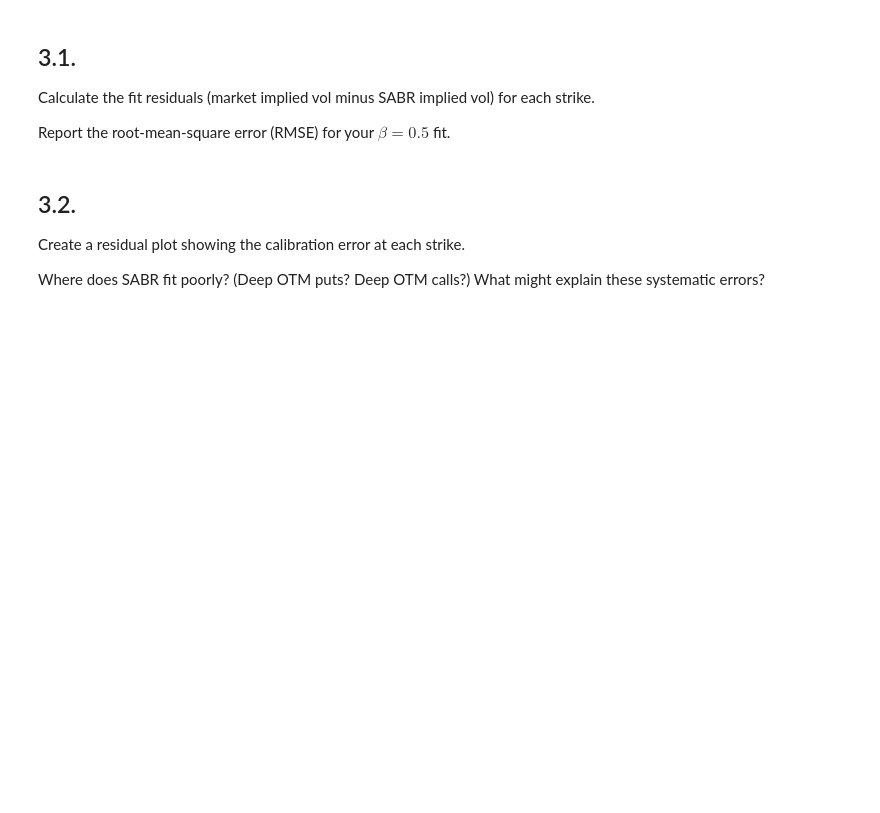
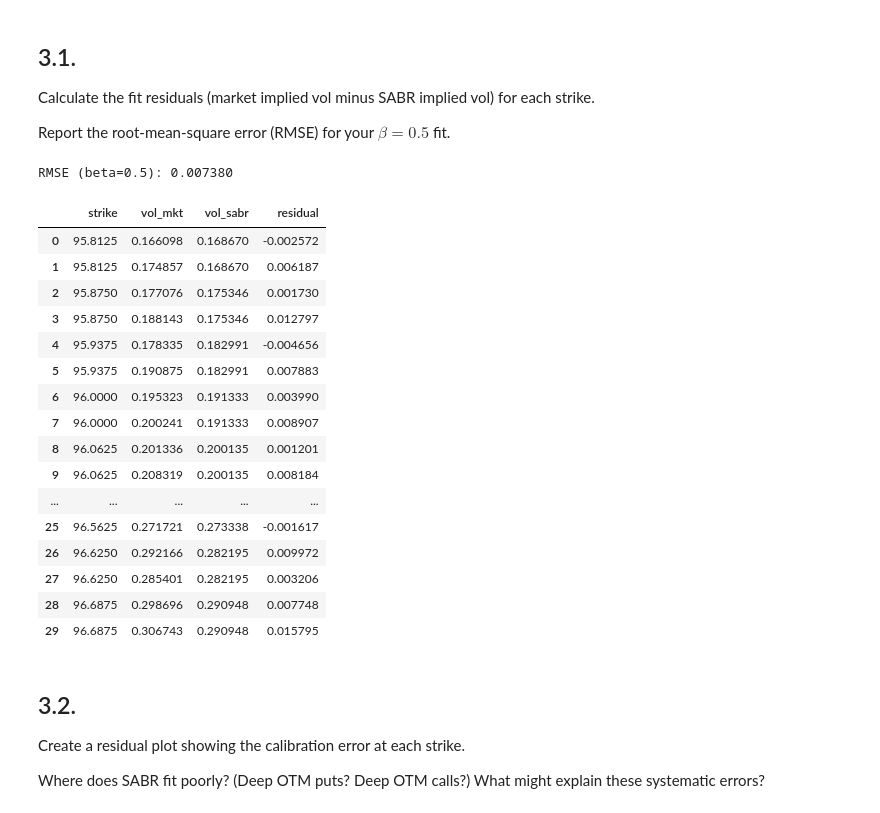
Before and after one commit to reecevdw/FINM-375-GROUP-B, a Jupyter notebook: hw3/E.8.1.%20SABR%20Calibration%20and%20Hedging.ipynb, the cells around one changed output. Saved outputs shown, nothing was run; the diff lists cells and outputs as text; code cells hidden in the pictures; blank space fills up the shorter version.

```diff
--- a/hw3/E.8.1.%20SABR%20Calibration%20and%20Hedging.ipynb
+++ b/hw3/E.8.1.%20SABR%20Calibration%20and%20Hedging.ipynb
@@ -344,6 +355,52 @@ Overall, $\nu$ is the primary SABR parameter controlling smile curvature and win
 Calculate the fit residuals (market implied vol minus SABR implied vol) for each strike.
 
 Report the root-mean-square error (RMSE) for your $\beta=0.5$ fit.
+# %%
+# 3.1 — Fit residuals + RMSE for the beta=0.5 SABR calibration
+
+beta = 0.5
+alpha = results[beta]["alpha"]
+nu    = results[beta]["nu"]
+rho   = results[beta]["rho"]
+
+# SABR-implied vols at the market strikes
+vol_sabr = vs.sabr(beta, nu, rho, alpha, F, K, T)
+
+# residuals: market - model
+residuals = vol - vol_sabr
+
+# RMSE
+rmse = np.sqrt(np.mean(residuals**2))
+print(f"RMSE (beta={beta}): {rmse:.6f}")
+
+# optional: a tidy table you can inspect / reuse later
+diagnostics_31 = pd.DataFrame({
+    "strike": K.values,
+    "vol_mkt": vol.values,
+    "vol_sabr": np.asarray(vol_sabr),
+    "residual": np.asarray(residuals),
+}).sort_values("strike").reset_index(drop=True)
+
+diagnostics_31
+# %% [output]
+RMSE (beta=0.5): 0.007380
+|  | strike | vol_mkt | vol_sabr | residual |
+| 0 | 95.8125 | 0.166098 | 0.168670 | -0.002572 |
+| 1 | 95.8125 | 0.174857 | 0.168670 | 0.006187 |
+| 2 | 95.8750 | 0.177076 | 0.175346 | 0.001730 |
+| 3 | 95.8750 | 0.188143 | 0.175346 | 0.012797 |
+| 4 | 95.9375 | 0.178335 | 0.182991 | -0.004656 |
+| 5 | 95.9375 | 0.190875 | 0.182991 | 0.007883 |
+| 6 | 96.0000 | 0.195323 | 0.191333 | 0.003990 |
+| 7 | 96.0000 | 0.200241 | 0.191333 | 0.008907 |
+| 8 | 96.0625 | 0.201336 | 0.200135 | 0.001201 |
+| 9 | 96.0625 | 0.208319 | 0.200135 | 0.008184 |
+| ... | ... | ... | ... | ... |
+| 25 | 96.5625 | 0.271721 | 0.273338 | -0.001617 |
+| 26 | 96.6250 | 0.292166 | 0.282195 | 0.009972 |
+| 27 | 96.6250 | 0.285401 | 0.282195 | 0.003206 |
+| 28 | 96.6875 | 0.298696 | 0.290948 | 0.007748 |
+| 29 | 96.6875 | 0.306743 | 0.290948 | 0.015795 |
 # %% [markdown]
 ## 3.2.
 
```
Also changed, not shown: parts of 11 cells of this notebook, 1 other file.
